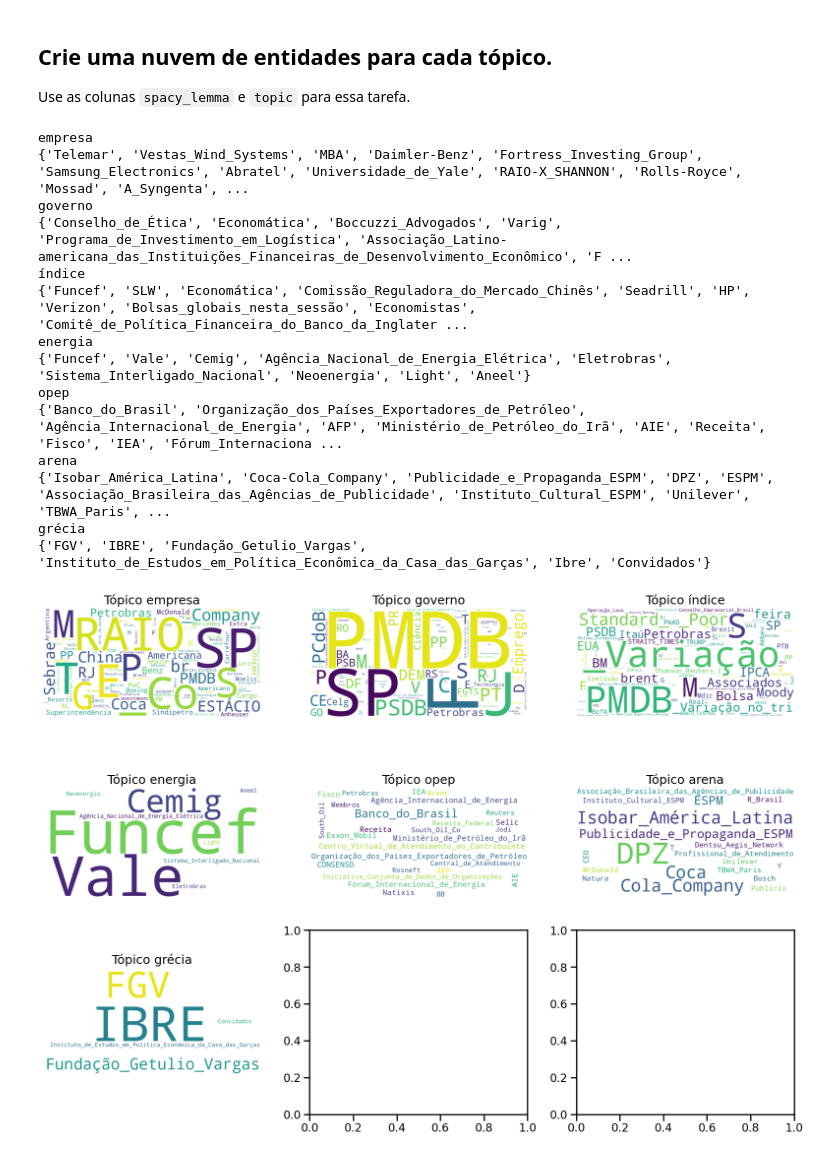
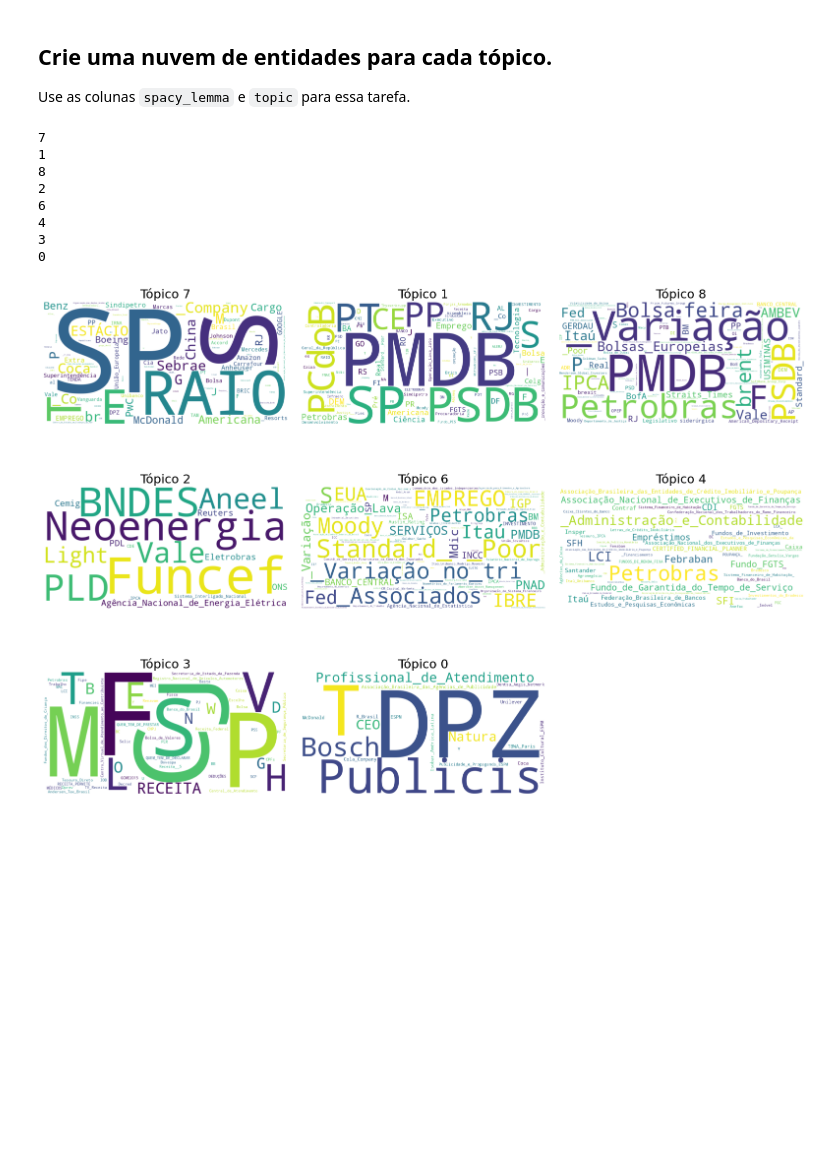
Before and after one commit to pmneto/pd_nlp, a Jupyter notebook: Projeto_de_Disciplina_de_Text_Mining.ipynb, the cells around one changed output. Saved outputs shown, nothing was run; the diff lists cells and outputs as text; code cells hidden in the pictures; blank space fills up the shorter version.

```diff
--- a/Projeto_de_Disciplina_de_Text_Mining.ipynb
+++ b/Projeto_de_Disciplina_de_Text_Mining.ipynb
@@ -409,12 +405,9 @@ def get_topic(tfidf: np.array):
     Get topic for a lda trained model
     """
     # Escreva seu código aqui
-    topic_d = lda.transform(tfidf.reshape(1,-1))
+    topic_d = lda.transform(tfidf.reshape(1, -1))
     bt_idx = topic_d.argmax()
-    t_features_ind = lda.components_[bt_idx].argsort()[::-1]
-    t_features = [dtm.columns[idx] for idx in t_features_ind]
-    best_t = t_features[0]
-    return best_t
+    return bt_idx
 
 news_2016['topic'] = news_2016.tfidf.progress_map(get_topic)
 # %%
@@ -538,41 +544,53 @@ fig.tight_layout()
 
 Use as colunas `spacy_lemma` e  `topic` para essa tarefa.
 # %%
-def plot_wordcloud_entities_for_a_topic(topic:str, ax:plt.Axes) -> plt.Axes:
+def plot_wordcloud_entities_for_a_topic(topic: str, ax: plt.Axes) -> plt.Axes:
     topic_news = news_2016[news_2016['topic'] == topic]
-    list_of_docs = topic_news.spacy_ner.apply(lambda l : [w.replace(' ','_') for w in l])
+    list_of_docs = topic_news.spacy_ner.apply(lambda l: [w.replace(' ', '_') for w in l])
     list_of_words = chain(*list_of_docs)
     list_of_words = [word for word in list_of_words if word.lower() not in sw]
     list_of_words = set(list_of_words)
-    print(list_of_words)
+
     string_complete = ' '.join(list_of_words)
+
     if not len(string_complete):
         return None
+
     return plot_wordcloud(string_complete, ax)
 
 fig, axis = plt.subplots(3, 3, figsize=(16, 12))
-axis_  = axis.flatten()
-for idx, (topics,ax) in enumerate(zip(unique_topics,axis_)):
-    print(topics)
-    ax_ = plot_wordcloud_entities_for_a_topic(topics, ax)
+axes = axis.flatten()
+
+eixos_utilizados = []
+
+for idx, (topic, ax) in enumerate(zip(unique_topics, axes)):
+    print(topic)
+    ax_ = plot_wordcloud_entities_for_a_topic(topic, ax)
+
     if ax_ is None:
-        plt.delaxes(ax)
-        continue
-    ax.set_title(f"Tópico {topics}")
+        ax.imshow(np.ones((10, 10, 3)), interpolation='nearest', cmap='gray')
+        ax.axis('off')
+
+    else:
+        ax.set_title(f"Tópico {topic}")
+
+    eixos_utilizados.append(ax)
+
+for ax in axes:
+    if ax not in eixos_utilizados:
+        ax.imshow(np.ones((10, 10, 3)), interpolation='nearest', cmap='gray')
+        ax.axis('off')
+
+
 fig.tight_layout()
+plt.show()
 # %% [output]
-empresa
-{'Telemar', 'Vestas_Wind_Systems', 'MBA', 'Daimler-Benz', 'Fortress_Investing_Group', 'Samsung_Electronics', 'Abratel', 'Universidade_de_Yale', 'RAIO-X_SHANNON', 'Rolls-Royce', 'Mossad', 'A_Syngenta', ...
-governo
-{'Conselho_de_Ética', 'Economática', 'Boccuzzi_Advogados', 'Varig', 'Programa_de_Investimento_em_Logística', 'Associação_Latino-americana_das_Instituições_Financeiras_de_Desenvolvimento_Econômico', 'F ...
-índice
-{'Funcef', 'SLW', 'Economática', 'Comissão_Reguladora_do_Mercado_Chinês', 'Seadrill', 'HP', 'Verizon', 'Bolsas_globais_nesta_sessão', 'Economistas', 'Comitê_de_Política_Financeira_do_Banco_da_Inglater ...
-energia
-{'Funcef', 'Vale', 'Cemig', 'Agência_Nacional_de_Energia_Elétrica', 'Eletrobras', 'Sistema_Interligado_Nacional', 'Neoenergia', 'Light', 'Aneel'}
-opep
-{'Banco_do_Brasil', 'Organização_dos_Países_Exportadores_de_Petróleo', 'Agência_Internacional_de_Energia', 'AFP', 'Ministério_de_Petróleo_do_Irã', 'AIE', 'Receita', 'Fisco', 'IEA', 'Fórum_Internaciona ...
-arena
-{'Isobar_América_Latina', 'Coca-Cola_Company', 'Publicidade_e_Propaganda_ESPM', 'DPZ', 'ESPM', 'Associação_Brasileira_das_Agências_de_Publicidade', 'Instituto_Cultural_ESPM', 'Unilever', 'TBWA_Paris', ...
-grécia
-{'FGV', 'IBRE', 'Fundação_Getulio_Vargas', 'Instituto_de_Estudos_em_Política_Econômica_da_Casa_das_Garças', 'Ibre', 'Convidados'}
+7
+1
+8
+2
+6
+4
+3
+0
-[figure, old version]
+[figure, new version]
```
Also changed, not shown: parts of 10 cells of this notebook.
